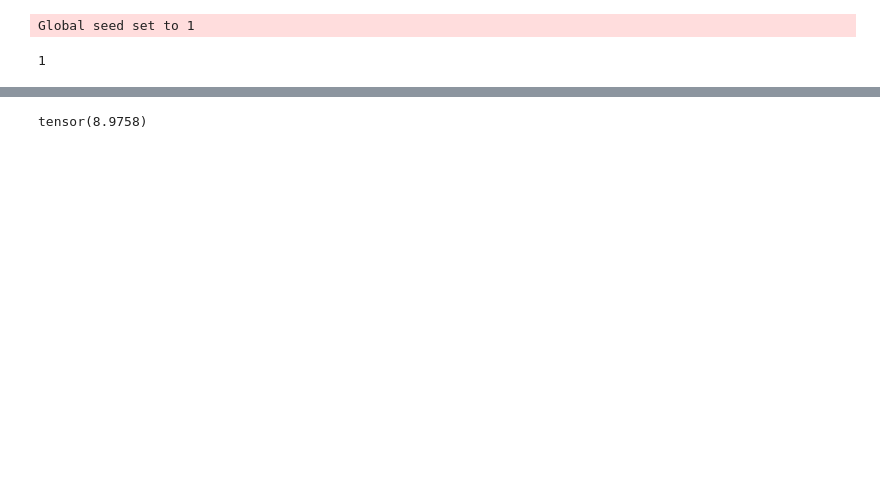
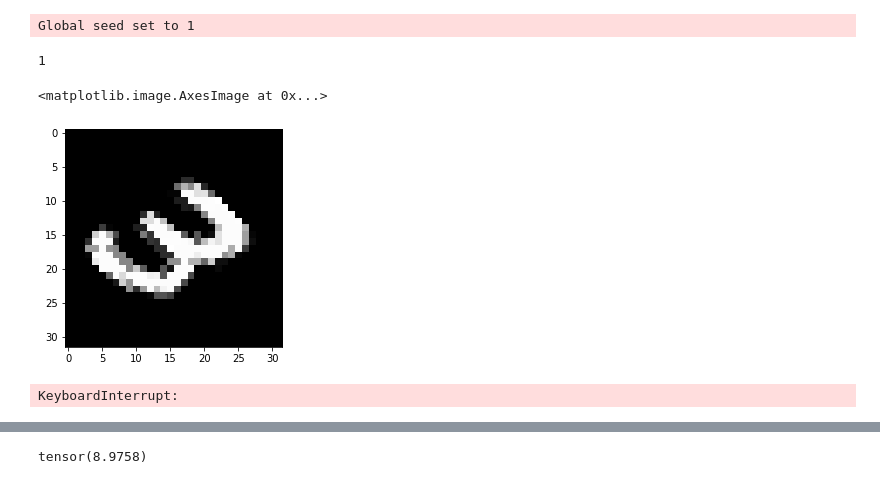
Before and after one commit to michael-psenka/manifold-linearization, a Jupyter notebook: test_files/Square Vision Test.ipynb, the cells around one changed output, grey strips where cells are left out. Drawn from its saved outputs; the diff is of its cells as text; code cells hidden in the pictures; blank space fills up the shorter version.

```diff
--- a/test_files/Square Vision Test.ipynb
+++ b/test_files/Square Vision Test.ipynb
@@ -26,2 +32,44 @@ Global seed set to 1
+# %%
+transform = transforms.Compose([
+	# you can add other transformations in this list
+	transforms.ToTensor(),
+    # add transform to pad the image to 32x32
+	transforms.Pad((2,2,2,2), fill=0, padding_mode='constant')
+])
+
+dataset = MNIST(root='./torch-dataset', train=True,
+						download=True,  transform=transform)
+
+# load dataset into pytorch
+data_loader = torch.utils.data.DataLoader(dataset, batch_size=600000)
+data,labels = next(iter(data_loader))
+data = data.cuda()
+data = data[labels==5]
+data = data[:,0,:,:]
+
+H = 32
+W = 32
+D = H * W
+# %%
+# print an example image from data
+plt.imshow(data[0].cpu().numpy(), cmap='gray')
+
+image = data[0]
+# translate the image right by a pixel
+image_right = torch.roll(image, shifts=1, dims=1)
+# translate the image left by a pixel
+image_left = torch.roll(image, shifts=-1, dims=1)
+# translate the image up by a pixel
+image_up = torch.roll(image, shifts=1, dims=0)
+# translate the image down by a pixel
+image_down = torch.roll(image, shifts=-1, dims=0)
+# rotate the image 45 degrees clockwise using transforms.functional.rotate
+# add one dimension at front of iamge
+image_rotated = transforms.functional.rotate(image.unsqueeze(0), angle=-45)[0,:,:]
+# show rotated image
+plt.imshow(image_rotated.cpu().numpy(), cmap='gray')
+# %% [output]
+<matplotlib.image.AxesImage at 0x...>
+[figure, added]
 # %%
 # Data parameters
@@ -90,2 +188,4 @@ FX_c, FX_mean, V = pca(FX)
 # %%
-f, g = cc(FX_c, n_iter=1000)
+f, g = cc(FX_c, n_iter=500, n_iter_inner = 3000, r_min_coeff=0.15, r_dimcheck_coeff=0.15, thres_recon=1e-4, n_iter_rsearch=2, alpha_max=0.4)
+# %% [output]
+KeyboardInterrupt:
```
Also changed, not shown: parts of 22 cells of this notebook.
